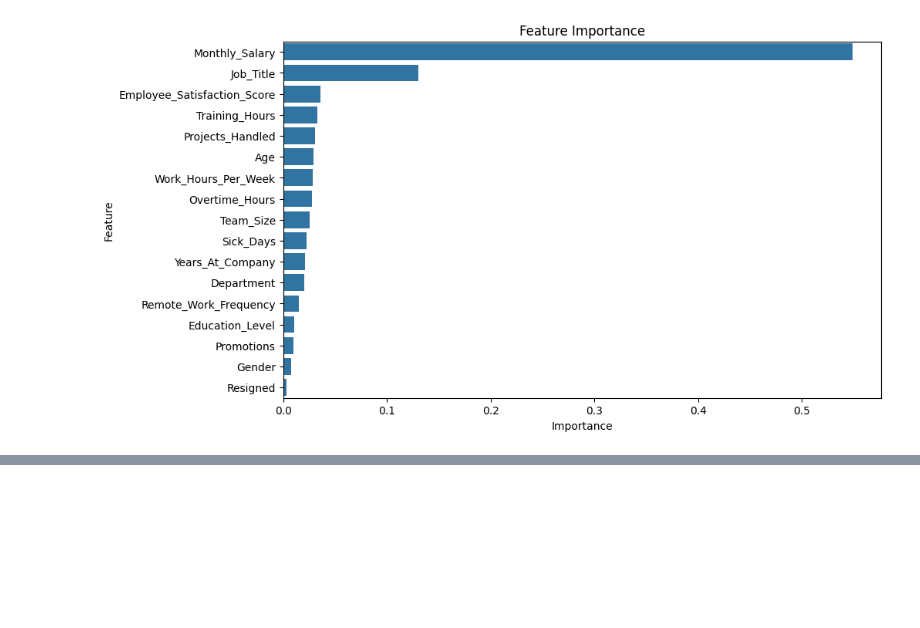
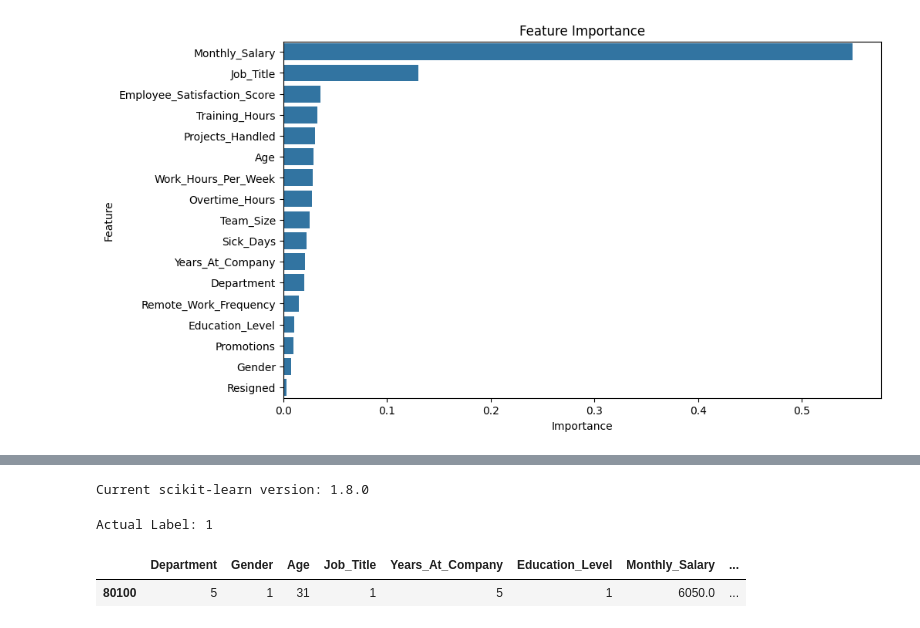
Before and after one commit to zain2262/Employee-Performance-Prediction-System, a Jupyter notebook: train_model.ipynb, the cells around one changed output, grey strips where cells are left out. Drawn from its saved outputs; the diff is of its cells as text; code cells hidden in the pictures; blank space fills up the shorter version.

```diff
--- a/train_model.ipynb
+++ b/train_model.ipynb
@@ -444,0 +1004,20 @@ plt.show()
+# %%
+
+import sklearn
+
+print("Current scikit-learn version:", sklearn.__version__)
+# %% [output]
+Current scikit-learn version: 1.8.0
+# %%
+# Find a real test sample whose actual label is 1
+class_1_index = y_test_pipeline[y_test_pipeline == 1].index[0]
+
+class_1_sample = X_test_pipeline.loc[[class_1_index]]
+
+print("Actual Label:", y_test_pipeline.loc[class_1_index])
+
+display(class_1_sample)
+# %% [output]
+Actual Label: 1
+|  | Department | Gender | Age | Job_Title | Years_At_Company | Education_Level | Monthly_Salary | ... |
+| 80100 | 5 | 1 | 31 | 1 | 5 | 1 | 6050.0 | ... |
```
Also changed, not shown: parts of 29 cells of this notebook, 7 other files.
